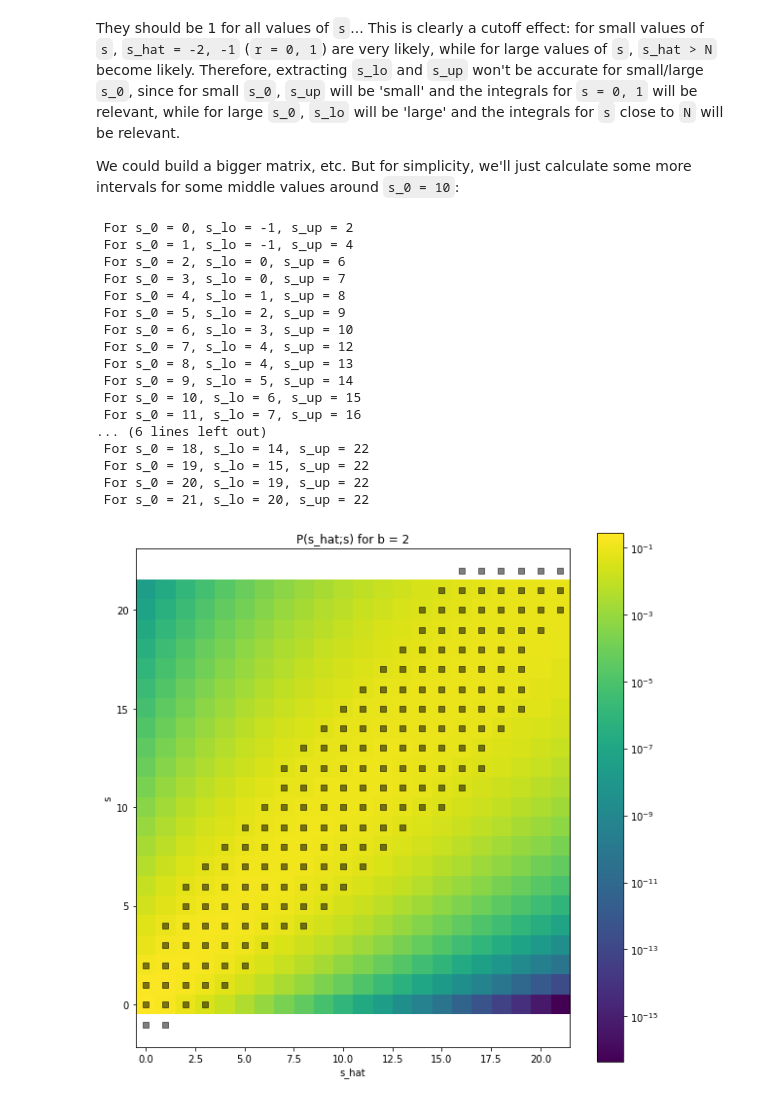
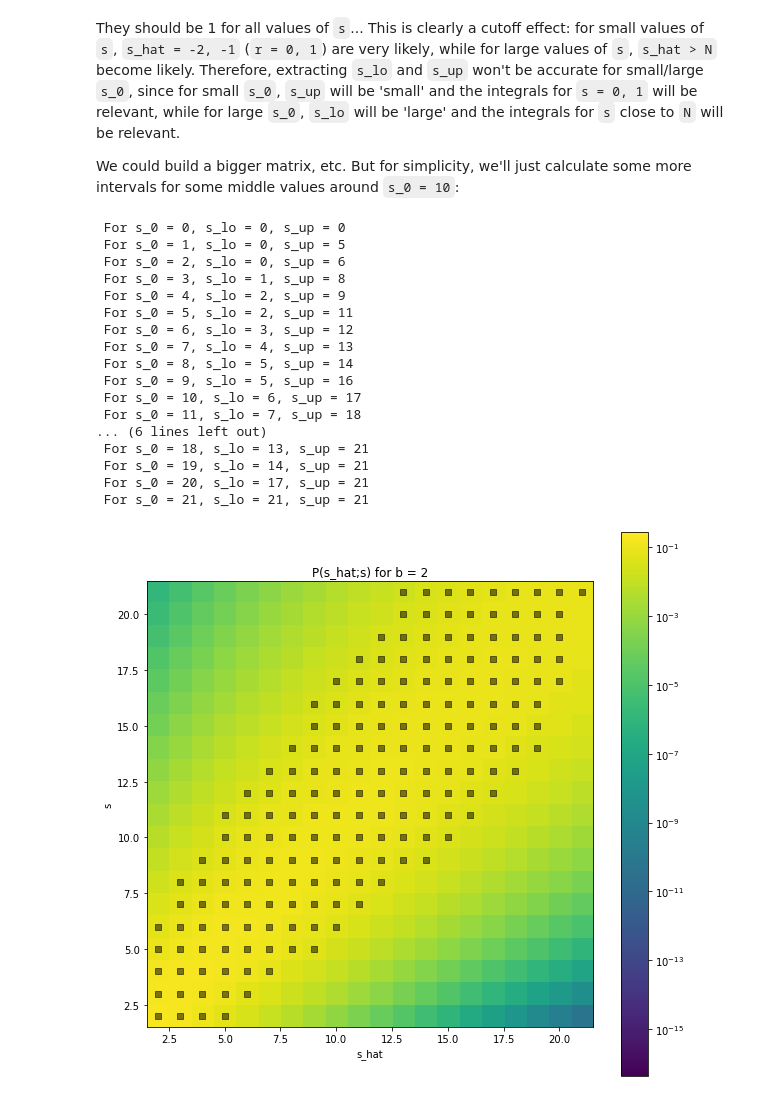
Before and after one commit to Oscar-PL/master-mcm-material, a Jupyter notebook: challenges/Challenge3.ipynb, the cells around one changed output. Saved outputs shown, nothing was run; the diff lists cells and outputs as text; code cells hidden in the pictures.

```diff
--- a/challenges/Challenge3.ipynb
+++ b/challenges/Challenge3.ipynb
@@ -62,8 +65,8 @@ The `1sigma` uncertainty interval is defined by taking `alpha = 0.32`
 
 Let's calculate this for our example `s_hat = s_0 = 10`:
 # %%
-s_0 = 10
-alpha = 0.32
+s_0 = 8
+alpha = 0.10
 
 # function to calculate the proposed integral
 def integral(s, lo_lim, up_lim, P=P):
@@ -74,7 +77,7 @@ def integral(s, lo_lim, up_lim, P=P):
     res = 0
     for s_hat in np.arange(N):
         # we integrate over s_hat
-        if s_hat >= lo_lim and s_hat <= up_lim:
+        if s_hat > lo_lim and s_hat <= up_lim:
             res += P[s, s_hat]
     return res
 
@@ -150,50 +155,53 @@ im = ax.imshow(P, origin="lower", cmap="viridis", norm=LogNorm())
 
 ax.set_xlabel("s_hat")
 ax.set_ylabel("s")
 ax.set_title("P(s_hat;s) for b = 2")
 
 belt_s_hat = []
 belt_s = []
 
 for s_0 in np.arange(0, N):
 
     for s_lo in np.arange(N):
         res = integral(s_lo, lo_lim=s_0, up_lim=N)  # N will be our cutoff
-        if res >= alpha / 2:
+        if res > alpha / 2:
             break
 
     for s_up in reversed(np.arange(N)):
         res = integral(s_up, lo_lim=0, up_lim=s_0)  # 0 will be our cutoff
-        if res >= alpha / 2:
+        if res > alpha / 2:
             break
 
-    print(f" For s_0 = {s_0}, s_lo = {s_lo - 1}, s_up = {s_up + 1} ")
+    print(f" For s_0 = {s_0}, s_lo = {s_lo}, s_up = {s_up} ")
 
-    for s_i in range(s_lo - 1, s_up + 1 + 1):
+    for s_i in range(s_lo, s_up + 1):
         belt_s_hat.append(s_0)
         belt_s.append(s_i)
 
 points = ax.scatter(belt_s_hat, belt_s, marker="s", color="black", alpha=0.5)
 
 cbar = plt.colorbar(im)
 
+ax.set_xlim([2 - 0.5, 22 - 0.5])
+ax.set_ylim([2 - 0.5, 22 - 0.5])
+
 plt.show()
 # %% [output]
- For s_0 = 0, s_lo = -1, s_up = 2
- For s_0 = 1, s_lo = -1, s_up = 4
+ For s_0 = 0, s_lo = 0, s_up = 0
+ For s_0 = 1, s_lo = 0, s_up = 5
  For s_0 = 2, s_lo = 0, s_up = 6
- For s_0 = 3, s_lo = 0, s_up = 7
- For s_0 = 4, s_lo = 1, s_up = 8
- For s_0 = 5, s_lo = 2, s_up = 9
- For s_0 = 6, s_lo = 3, s_up = 10
- For s_0 = 7, s_lo = 4, s_up = 12
- For s_0 = 8, s_lo = 4, s_up = 13
- For s_0 = 9, s_lo = 5, s_up = 14
- For s_0 = 10, s_lo = 6, s_up = 15
- For s_0 = 11, s_lo = 7, s_up = 16
+ For s_0 = 3, s_lo = 1, s_up = 8
+ For s_0 = 4, s_lo = 2, s_up = 9
+ For s_0 = 5, s_lo = 2, s_up = 11
+ For s_0 = 6, s_lo = 3, s_up = 12
+ For s_0 = 7, s_lo = 4, s_up = 13
+ For s_0 = 8, s_lo = 5, s_up = 14
+ For s_0 = 9, s_lo = 5, s_up = 16
+ For s_0 = 10, s_lo = 6, s_up = 17
+ For s_0 = 11, s_lo = 7, s_up = 18
 ... (6 lines left out)
- For s_0 = 18, s_lo = 14, s_up = 22
- For s_0 = 19, s_lo = 15, s_up = 22
- For s_0 = 20, s_lo = 19, s_up = 22
- For s_0 = 21, s_lo = 20, s_up = 22
+ For s_0 = 18, s_lo = 13, s_up = 21
+ For s_0 = 19, s_lo = 14, s_up = 21
+ For s_0 = 20, s_lo = 17, s_up = 21
+ For s_0 = 21, s_lo = 21, s_up = 21
-[figure, old version]
+[figure, new version]
```
Also changed, not shown: parts of 3 cells of this notebook.
